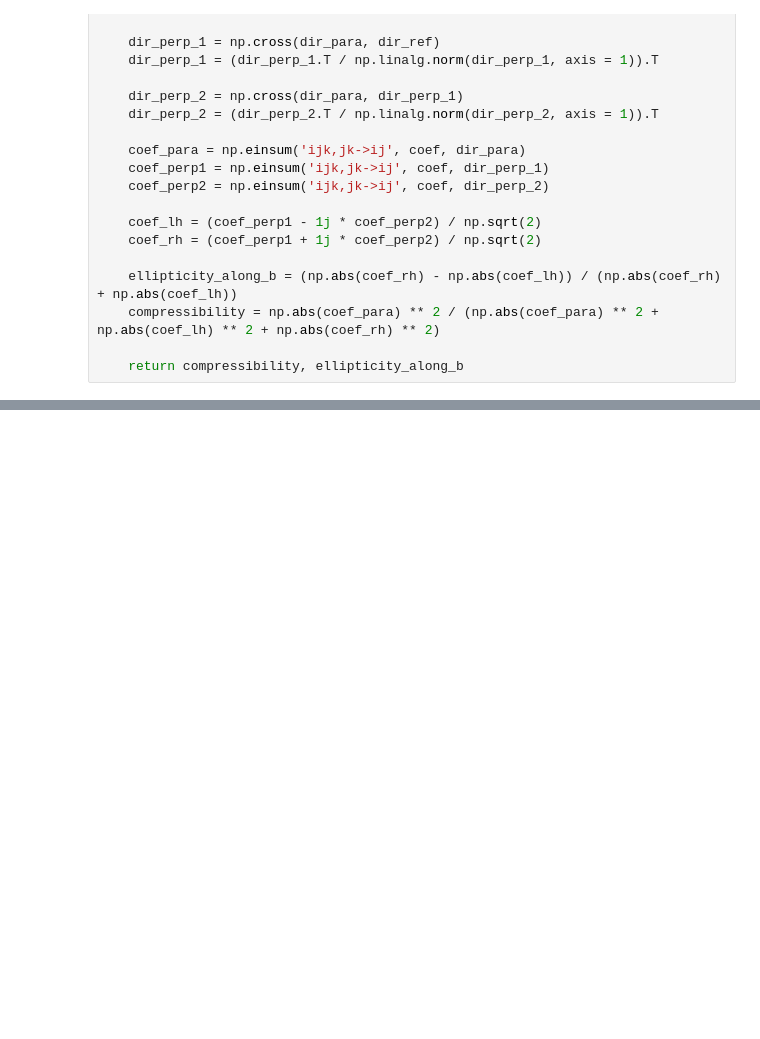
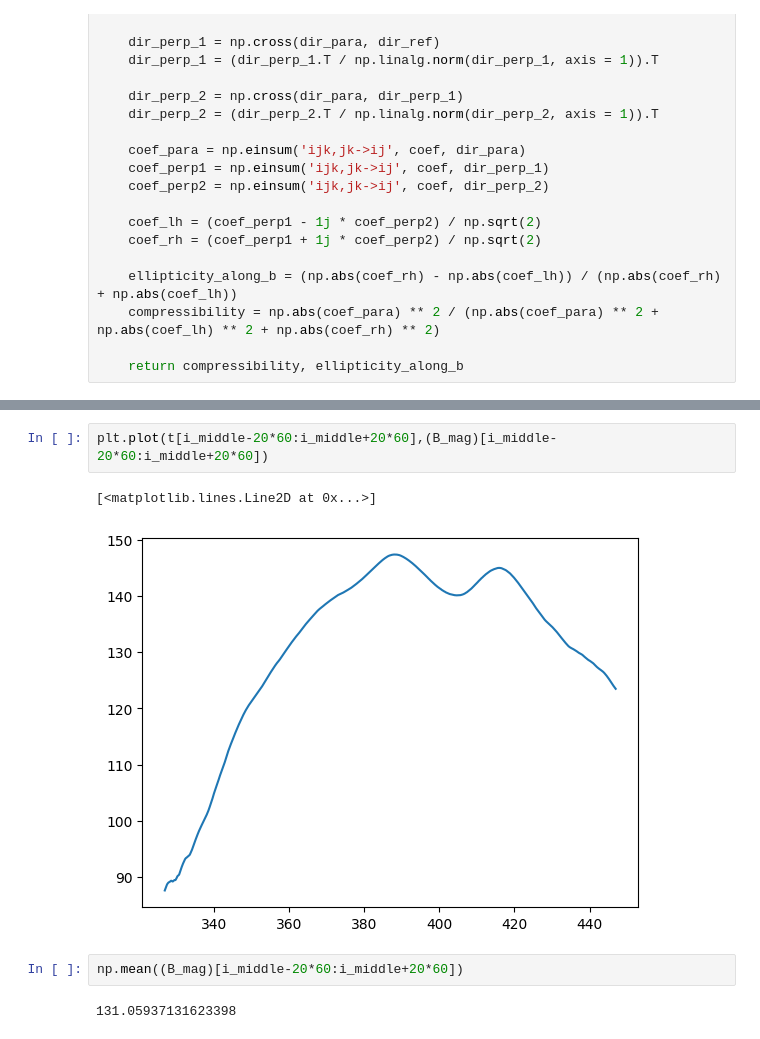
Before and after one commit to alexandercushen/MESSENGER_Dipolarization_Regions, a Jupyter notebook: paper_figures.ipynb, the cells around one changed output, grey strips where cells are left out. Drawn from its saved outputs; the diff is of its cells as text; blank space fills up the shorter version.

```diff
--- a/paper_figures.ipynb
+++ b/paper_figures.ipynb
@@ -1304,0 +1466,9 @@ plt.show()
+# %%
+plt.plot(t[i_middle-20*60:i_middle+20*60],(B_mag)[i_middle-20*60:i_middle+20*60])
+# %% [output]
+[<matplotlib.lines.Line2D at 0x...>]
+[figure, added]
+# %%
+np.mean((B_mag)[i_middle-20*60:i_middle+20*60])
+# %% [output]
+131.05937131623398
```
Also changed, not shown: parts of 6 cells of this notebook.
